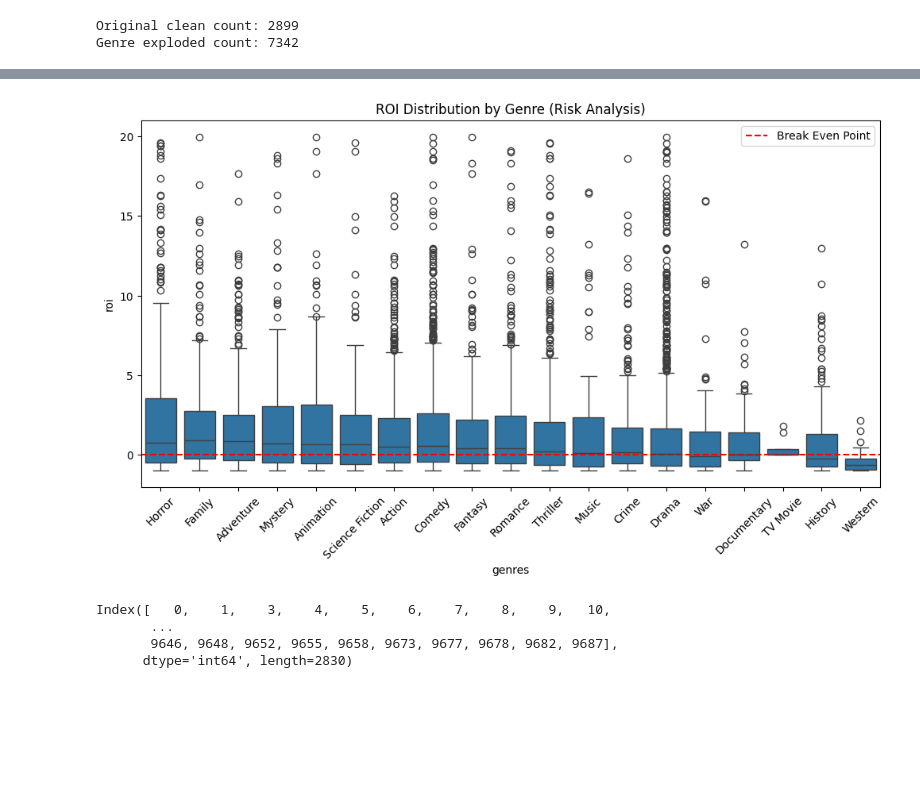
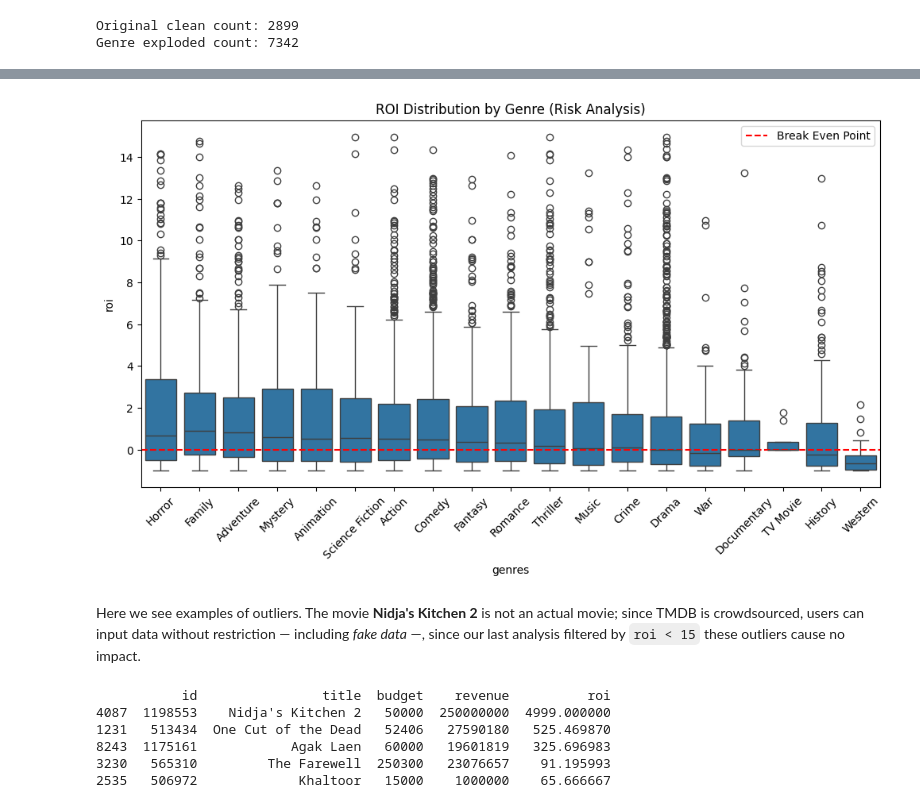
Before and after one commit to diegopetrola/moviedb-data-analysis, a Jupyter notebook: main.ipynb, the cells around one changed output, grey strips where cells are left out. Saved outputs shown, nothing was run; the diff lists cells and outputs as text; code cells hidden in the pictures; blank space fills up the shorter version.

Commit message:
budget and month analysis

```diff
--- a/main.ipynb
+++ b/main.ipynb
@@ -72,7 +72,7 @@ def get_movie_ids(num_years=10):
                     movie_ids.append(movie["id"])
                 with open(MOVIE_IDS_FILE, "w") as f:
                     f.write(json.dumps(movie_ids))  # save results to f
-                clear_output(await=True)
+                clear_output(wait=True)
                 print(f"Year {year} - {page}/{response.get("total_pages")} pages")
                 if page >= response.get("total_pages"):
                     print("Final page reached.")
@@ -176,6 +176,10 @@ df
 # %%
 # Drop duplicates
 df = df.drop_duplicates(subset=["id"], keep="first")
+
+# Popularity is a post-hoc measure, we can only know it after out movie is released
+# They are also related to the TMDB API
+df = df.drop(columns=["popularity", "vote_average"])
 
 # Convert date to datetime
 df["release_date"] = pd.to_datetime(df["release_date"])
@@ -225,6 +231,8 @@ Name: roi, dtype: float64
 # %%
-genre_analysis = df_genres.groupby("genres")["roi"].agg(["mean", "median", "count"])
+genre_analysis = df_genres.groupby("genres")["roi"].agg(
+    ["mean", "median", "count", "std"]
+)
 genre_analysis = genre_analysis.sort_values(by="median", ascending=False)
 
-print(genre_analysis)
+genre_analysis
 # %% [output]
@@ -285,7 +256,0 @@ plt.show()
-# %%
-genre_analysis = df_genres.groupby("genres")["roi"].agg(
-    ["mean", "median", "count", "std"]
-)
-genre_analysis = genre_analysis.sort_values(by="median", ascending=False)
-
-genre_analysis
@@ -311,24 +263,31 @@ genre_analysis
 # %%
 import seaborn as sns
 import matplotlib.pyplot as plt
 
 plt.figure(figsize=(12, 6))
 
-plot_data = df_genres[df_genres["roi"] < 20].reset_index(drop=True)
+plot_data = df_genres[df_genres["roi"] < 15].reset_index(drop=True)
 
 sns.boxplot(x="genres", y="roi", data=plot_data, order=genre_analysis.index)
 
 plt.xticks(rotation=45)
 plt.title("ROI Distribution by Genre (Risk Analysis)")
 plt.axhline(0, color="red", linestyle="--", label="Break Even Point")
 plt.legend()
 plt.show()
 # %% [output]
-[figure, old version]
+[figure, new version]
-# %%
-plot_data.index.drop_duplicates()
-# %% [output]
-Index([   0,    1,    3,    4,    5,    6,    7,    8,    9,   10,
-       ...
-       9646, 9648, 9652, 9655, 9658, 9673, 9677, 9678, 9682, 9687],
-      dtype='int64', length=2830)
+# %% [markdown]
+Here we see examples of outliers. The movie **Nidja's Kitchen 2** is not an actual movie; since TMDB is crowdsourced, users can input data without restriction — including _fake data_ —, since our last analysis filtered by `roi < 15` these outliers cause no impact.
+# %%
+outliers = df_genres[df_genres["genres"] == "Comedy"].sort_values(
+    by="roi", ascending=False
+)
+print(outliers[["id", "title", "budget", "revenue", "roi"]].head(5))
+# %% [output]
+           id                title  budget    revenue          roi
+4087  1198553    Nidja's Kitchen 2   50000  250000000  4999.000000
+1231   513434  One Cut of the Dead   52406   27590180   525.469870
+8243  1175161            Agak Laen   60000   19601819   325.696983
+3230   565310         The Farewell  250300   23076657    91.195993
+2535   506972             Khaltoor   15000    1000000    65.666667
```
Also changed, not shown: parts of 18 cells of this notebook.
